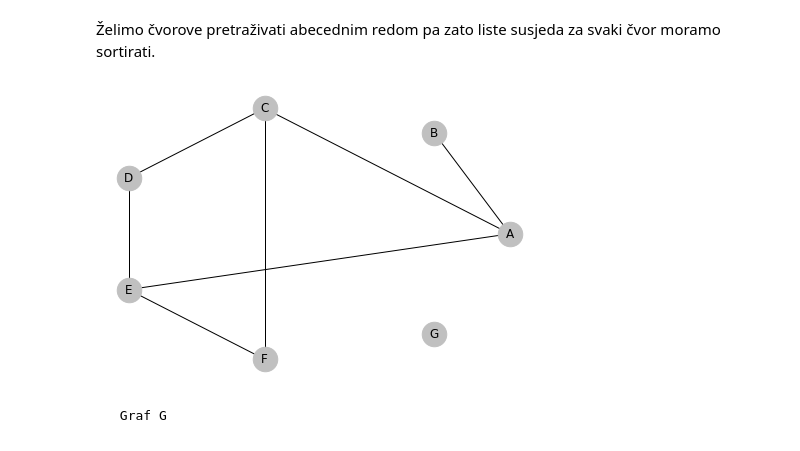
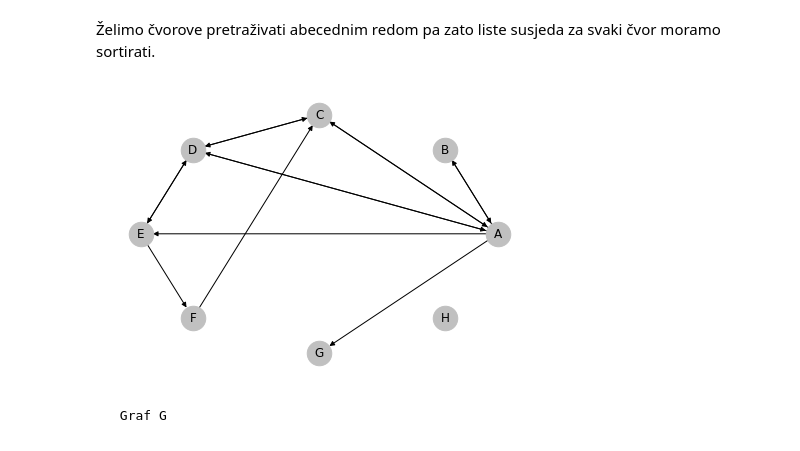
Before and after one commit to lornovak/MS-esej1, a Jupyter notebook: Esej 1..ipynb, the cells around one changed output. Cells and saved outputs as stored; diff of their text form; code cells hidden in the pictures.

```diff
--- a/Esej 1..ipynb
+++ b/Esej 1..ipynb
@@ -206,27 +223,28 @@ def BFS(graph,first,last):
 
     return path,visited_bfs
 # %%
-graph1 = {'A': ['B', 'C','E'],
+graph1 = {'A': ['B','C','D','E', 'G'],
           'B': ['A'],
-          'C': ['D'],
-          'D': ['C', 'E'],
+          'C': ['D','A'],
+          'D': ['C', 'E', 'A'],
           'E': ['F','D'],
           'F': ['C'],
-          'G': []}
+          'G': [],
+          'H': []}#služi samo tome da pokažemo što ako nema puta do nekog čvora
 # %% [markdown]
 Želimo čvorove pretraživati abecednim redom pa zato liste susjeda za svaki čvor moramo sortirati.
 # %%
 for node in graph1:
     graph1[node].sort
 # %%
-G = nx.Graph()
+G = nx.DiGraph()
 G.add_nodes_from(graph1.keys())
 for key, value in graph1.items():
     G.add_edges_from([(key, t) for t in value])
 nx.draw_circular(G, with_labels=True, node_size=600, node_style='o', node_color='silver')
 plt.show()
 # %% [output]
-[figure, old version]
+[figure, new version]
 # %% [markdown]
      Graf G
 # %% [markdown]
```
Also changed, not shown: parts of 40 cells of this notebook, 3 other files.
